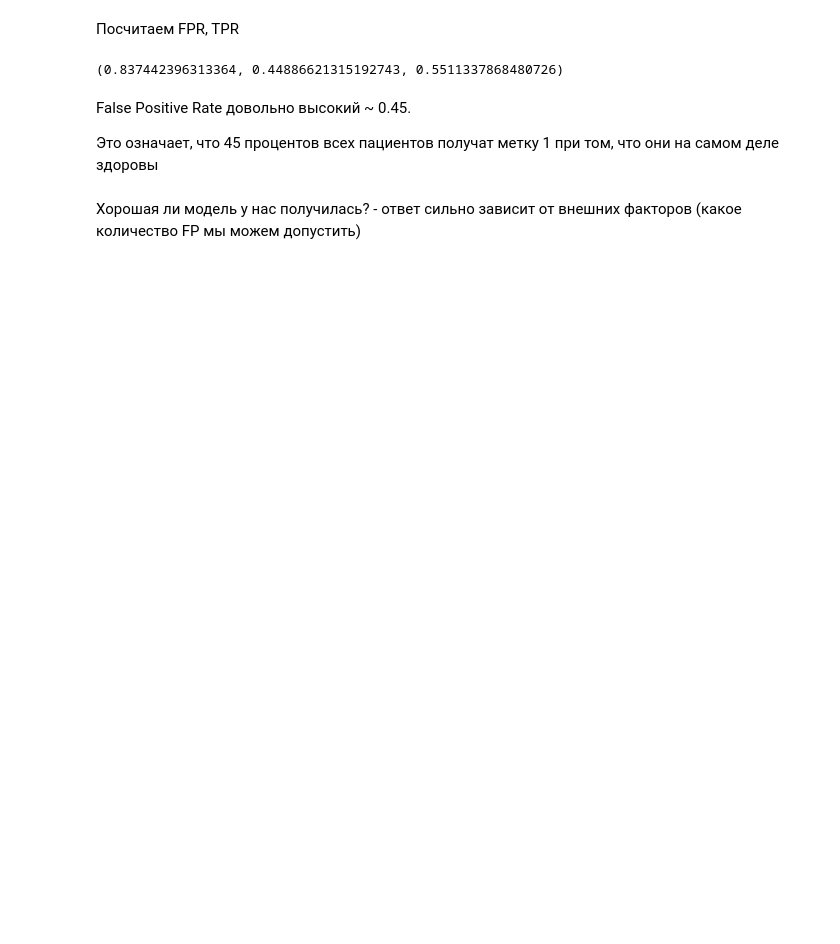
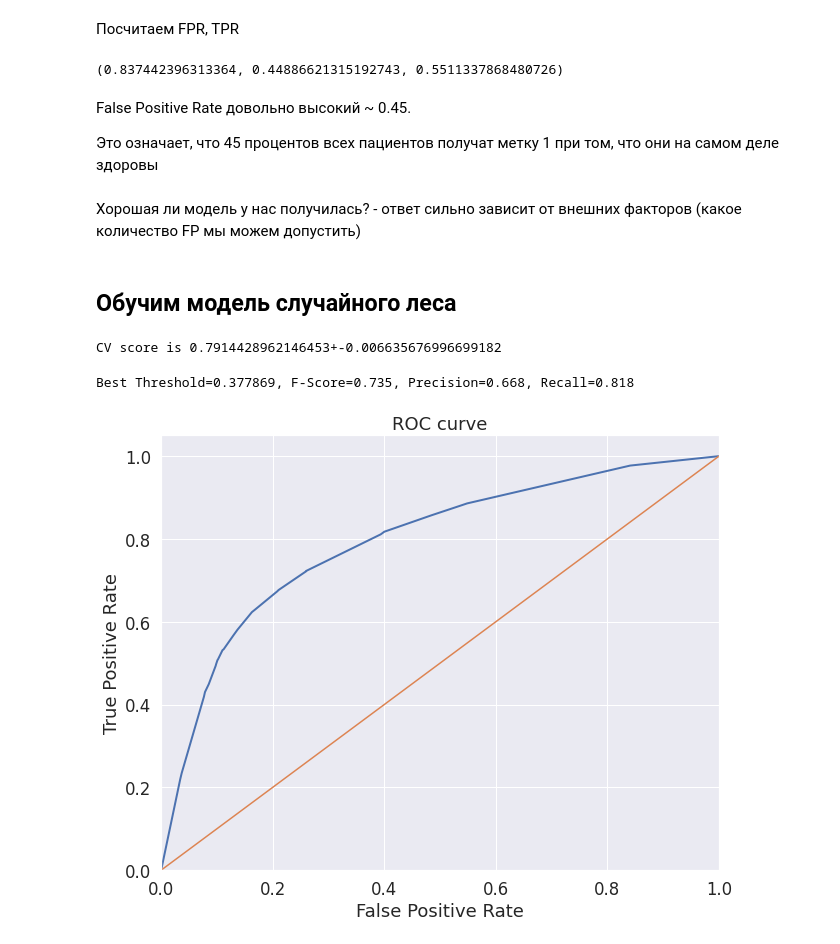
Before and after one commit to MikhailDemin/GB_DataScience-in-Med, a Jupyter notebook: 16_ML_in_business/16_lesson_3_my_solution.ipynb, the cells around one changed output. Saved outputs shown, nothing was run; the diff lists cells and outputs as text; code cells hidden in the pictures; blank space fills up the shorter version.

```diff
--- a/16_ML_in_business/16_lesson_3_my_solution.ipynb
+++ b/16_ML_in_business/16_lesson_3_my_solution.ipynb
@@ -514,3 +360,5 @@ False Positive Rate довольно высокий ~ 0.45.
 Это означает, что 45 процентов всех пациентов получат метку 1 при том, что они на самом деле здоровы
 # %% [markdown]
 Хорошая ли модель у нас получилась? - ответ сильно зависит от внешних факторов (какое количество FP мы можем допустить)
+# %% [markdown]
+## Обучим модель случайного леса
@@ -516,0 +367,34 @@ False Positive Rate довольно высокий ~ 0.45.
+# %%
+classifier = Pipeline([
+    ('features',feats),
+    ('classifier', DecisionTreeClassifier(max_depth =5, class_weight='balanced', random_state=42)),
+])
+
+
+#запустим кросс-валидацию
+cv_scores = cross_val_score(classifier, X_train, y_train, cv=16, scoring='roc_auc')
+cv_score = np.mean(cv_scores)
+cv_score_std = np.std(cv_scores)
+print('CV score is {}+-{}'.format(cv_score, cv_score_std))
+
+#обучим пайплайн на всем тренировочном датасете
+classifier.fit(X_train, y_train)
+y_score = classifier.predict_proba(X_test)[:, 1]
+# %% [output]
+CV score is 0.7914428962146453+-0.006635676996699182
+# %%
+b=1
+precision, recall, thresholds = precision_recall_curve(y_test.values, y_score)
+fscore = (1+b**2)*(precision * recall) / (b**2*precision + recall)
+# locate the index of the largest f score
+ix = np.argmax(fscore)
+print('Best Threshold=%f, F-Score=%.3f, Precision=%.3f, Recall=%.3f' % (thresholds[ix],
+                                                                        fscore[ix],
+                                                                        precision[ix],
+                                                                        recall[ix]))
+# %% [output]
+Best Threshold=0.377869, F-Score=0.735, Precision=0.668, Recall=0.818
+# %%
+plot_roc_curve(y_test, y_score)
+# %% [output]
+[figure, added]
```
Also changed, not shown: parts of 64 cells of this notebook, 1 other file.
